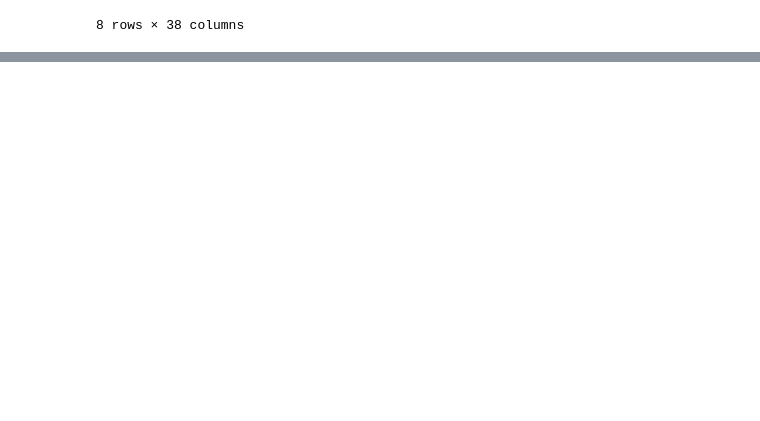
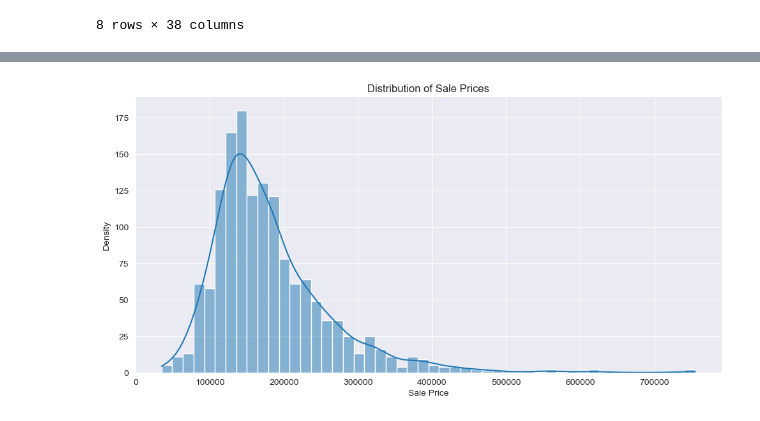
Before and after one commit to Mabinuv/project_hpp, a Jupyter notebook: Notebooks/Data study.ipynb, the cells around one changed output, grey strips where cells are left out. Drawn from its saved outputs; the diff is of its cells as text; code cells hidden in the pictures; blank space fills up the shorter version.

```diff
--- a/Notebooks/Data study.ipynb
+++ b/Notebooks/Data study.ipynb
@@ -77,0 +70,12 @@ df.describe()
+# %%
+# Figure-level interface for drawing distribution plots onto a FacetGrid.
+import seaborn as sns
+import matplotlib.pyplot as plt
+
+sns.displot(df['SalePrice'],kde=True,bins=50, height=5, aspect=2)
+plt.title('Distribution of Sale Prices')
+plt.xlabel('Sale Price')
+plt.ylabel('Density')
+plt.show()
+# %% [output]
+[figure, added]
```
Also changed, not shown: parts of 28 cells of this notebook.
